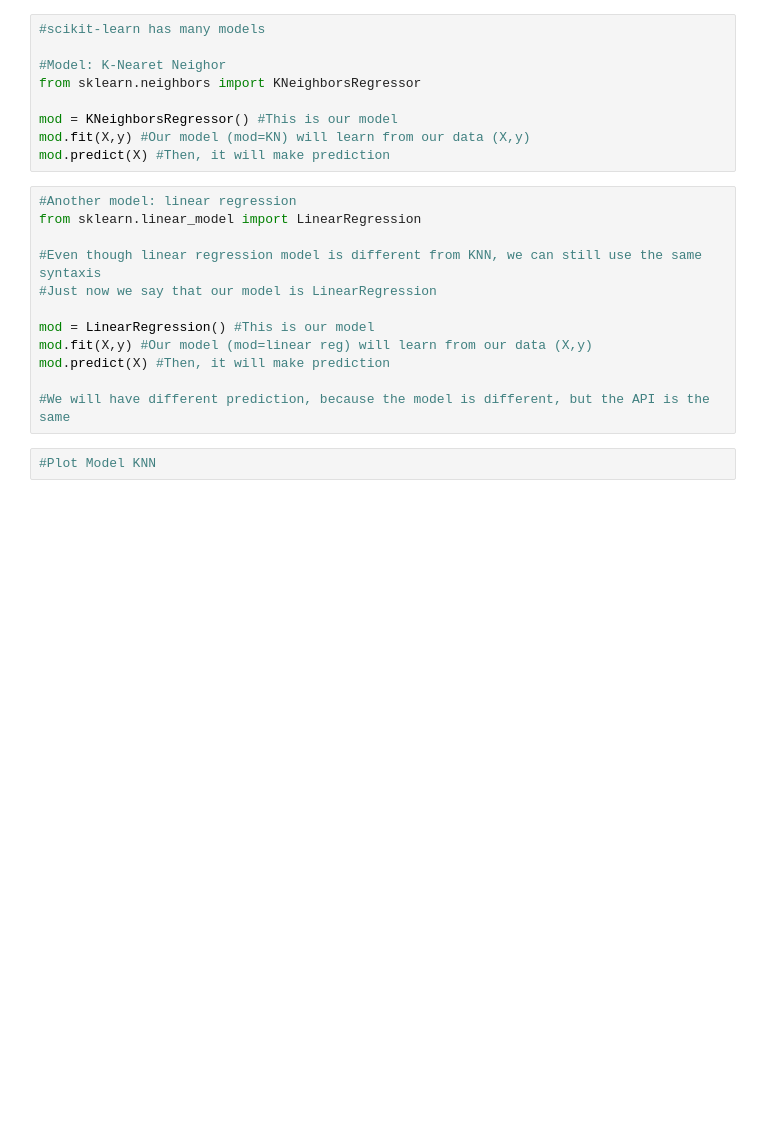
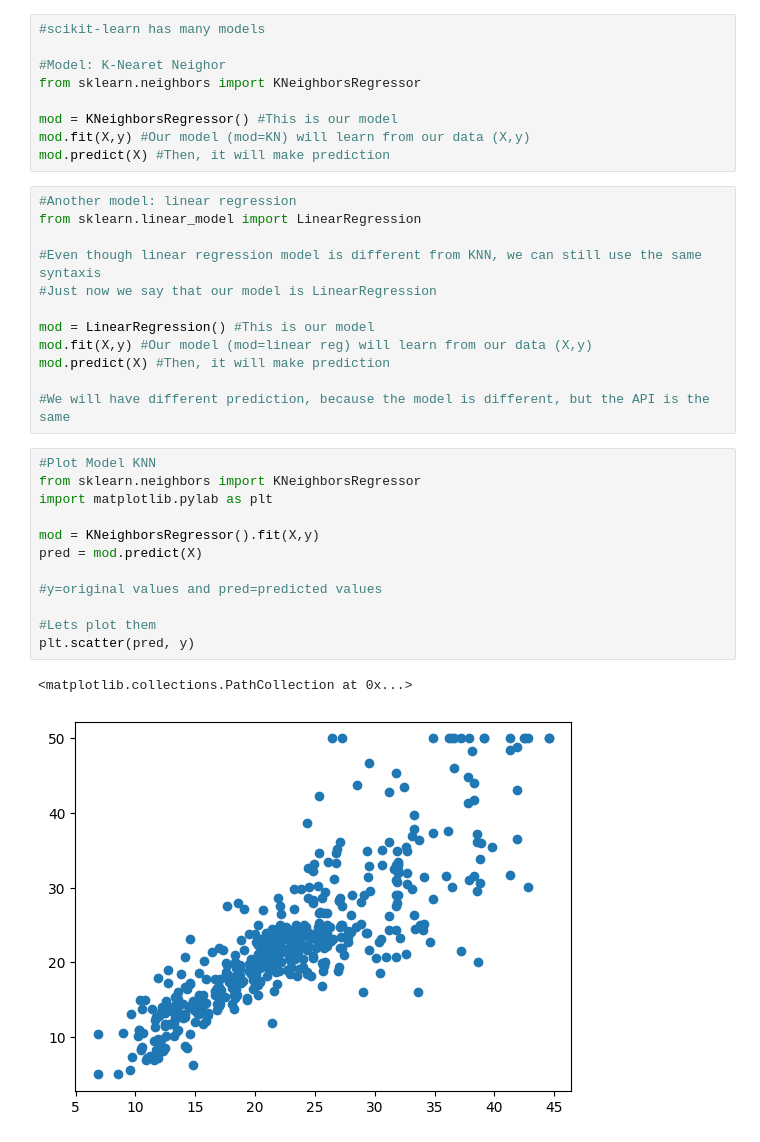
Before and after one commit to irinavalenzuela/Learning-Applied-Machine-Learning-with-Python, a Jupyter notebook: scikit_learn.ipynb, the cells around one changed output. Saved outputs shown, nothing was run; the diff lists cells and outputs as text; blank space fills up the shorter version.

```diff
--- a/scikit_learn.ipynb
+++ b/scikit_learn.ipynb
@@ -65,5 +60,18 @@ mod.fit(X,y) #Our model (mod=linear reg) will learn from our data (X,y)
 mod.predict(X) #Then, it will make prediction
 
 #We will have different prediction, because the model is different, but the API is the same
-# %%
-#Plot Model KNN
+# %%
+#Plot Model KNN
+from sklearn.neighbors import KNeighborsRegressor
+import matplotlib.pylab as plt
+
+mod = KNeighborsRegressor().fit(X,y)
+pred = mod.predict(X)
+
+#y=original values and pred=predicted values
+
+#Lets plot them
+plt.scatter(pred, y)
+# %% [output]
+<matplotlib.collections.PathCollection at 0x...>
+[figure, added]
```
Also changed, not shown: parts of 5 cells of this notebook.
